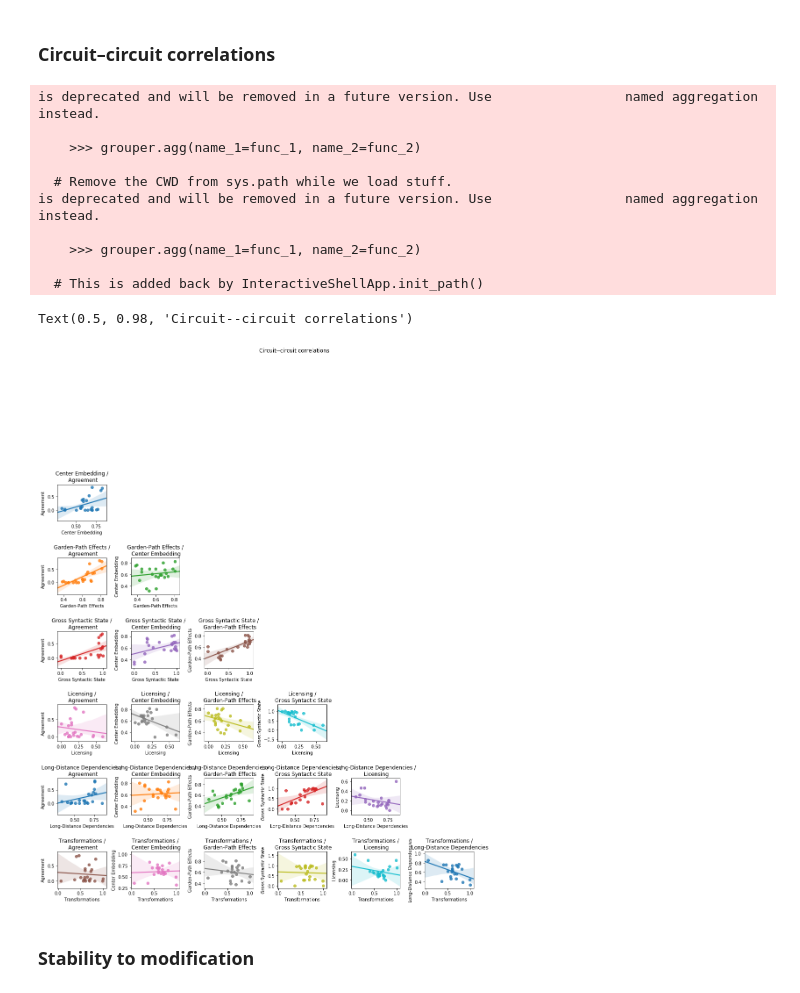
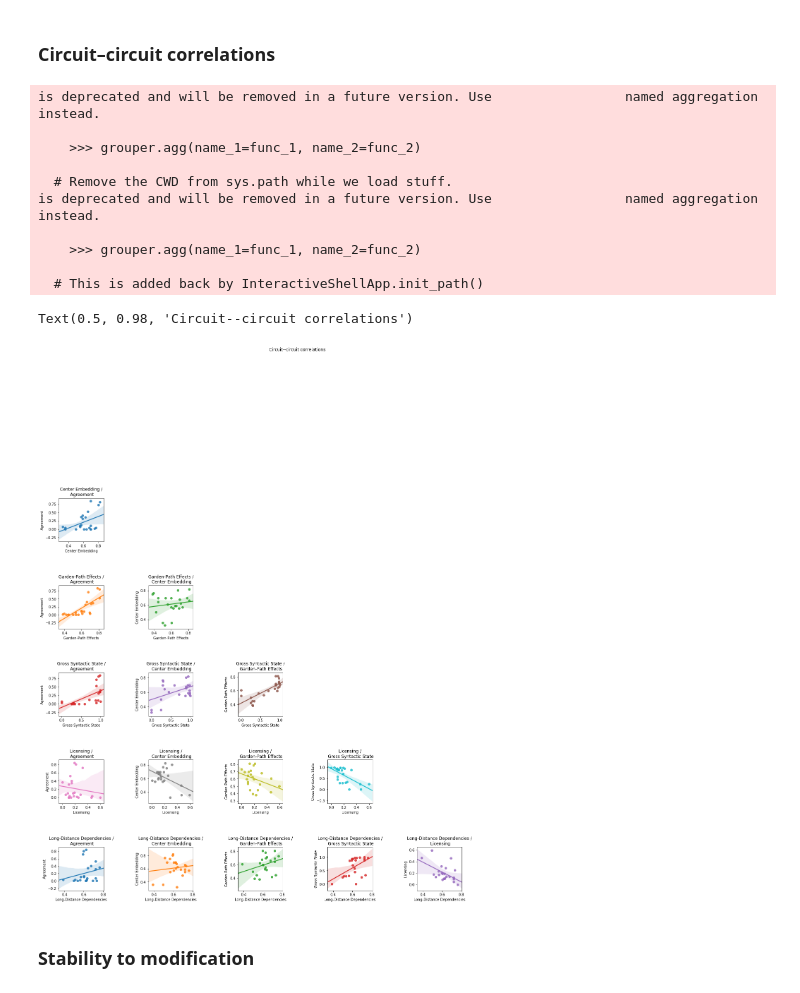
Before and after one commit to cpllab/syntactic-generalization, a Jupyter notebook: notebooks/main.ipynb, the cells around one changed output. Saved outputs shown, nothing was run; the diff lists cells and outputs as text; code cells hidden in the pictures.

Commit message:
move cleft -> Long-Distance circuit

```diff
--- a/notebooks/main.ipynb
+++ b/notebooks/main.ipynb
@@ -21,12 +21,11 @@ from scipy import stats
 # Map from test suite tag to high-level circuit.
 circuits = {
     "Licensing": ["npi", "reflexive"],
-    "Long-Distance Dependencies": ["fgd"],
+    "Long-Distance Dependencies": ["fgd", "cleft"],
     "Agreement": ["number"],
     "Garden-Path Effects": ["npz", "mvrr"],
     "Gross Syntactic State": ["subordination"],
     "Center Embedding": ["center"],
-    "Transformations": ["cleft"],
 }
 
 tag_to_circuit = {tag: circuit
@@ -345,35 +344,35 @@ g = sns.catplot(data=catplot_data,
 # %% [markdown]
 ### Circuit–circuit correlations
 # %%
-f, axs = plt.subplots(len(circuit_order), len(circuit_order), figsize=(20, 20))
-plt.subplots_adjust(hspace=1, wspace=0.5)
+f, axs = plt.subplots(len(circuit_order), len(circuit_order), figsize=(25, 25))
+plt.subplots_adjust(hspace=1, wspace=1)
 
 for c1, row in zip(circuit_order, axs):
     for c2, ax in zip(circuit_order, row):
         if c1 <= c2:
             ax.axis("off")
             continue
 
         xs = results_df[results_df.circuit == c1].groupby(["model_name", "corpus", "seed"]).correct.agg({c1: "mean"})
         ys = results_df[results_df.circuit == c2].groupby(["model_name", "corpus", "seed"]).correct.agg({c2: "mean"})
         df = pd.concat([xs, ys], axis=1)
         ax.set_title("%s /\n %s" % (c1, c2))
         sns.regplot(data=df, x=c1, y=c2, ax=ax)
 
 plt.suptitle("Circuit--circuit correlations")
 # %% [output]
 is deprecated and will be removed in a future version. Use                 named aggregation instead.
 
     >>> grouper.agg(name_1=func_1, name_2=func_2)
 
   # Remove the CWD from sys.path while we load stuff.
 is deprecated and will be removed in a future version. Use                 named aggregation instead.
 
     >>> grouper.agg(name_1=func_1, name_2=func_2)
 
   # This is added back by InteractiveShellApp.init_path()
 Text(0.5, 0.98, 'Circuit--circuit correlations')
-[figure, old version]
+[figure, new version]
 # %% [markdown]
 ### Stability to modification
 # %%
```
Also changed, not shown: parts of 4 cells of this notebook, 1 other file.
